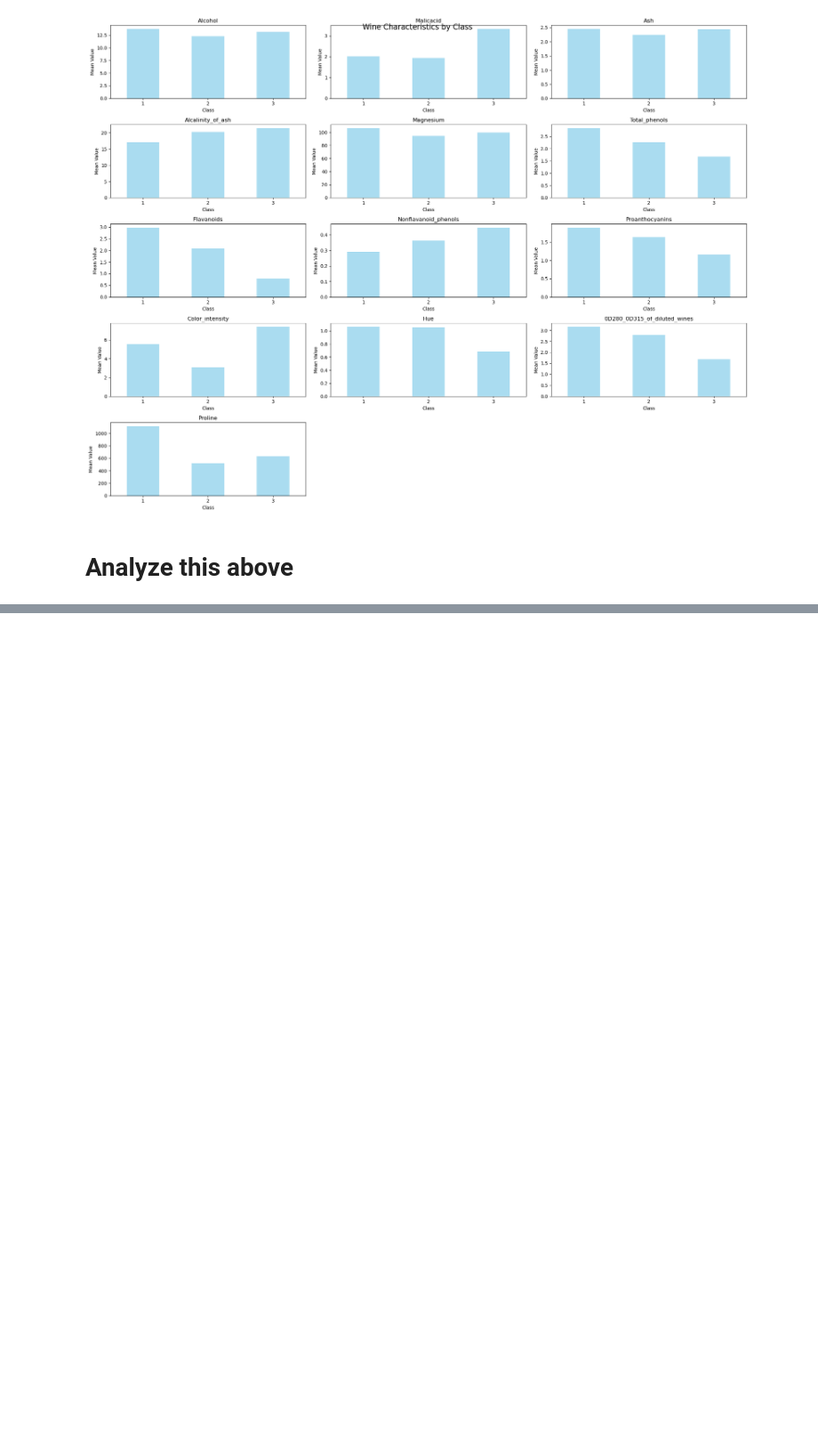
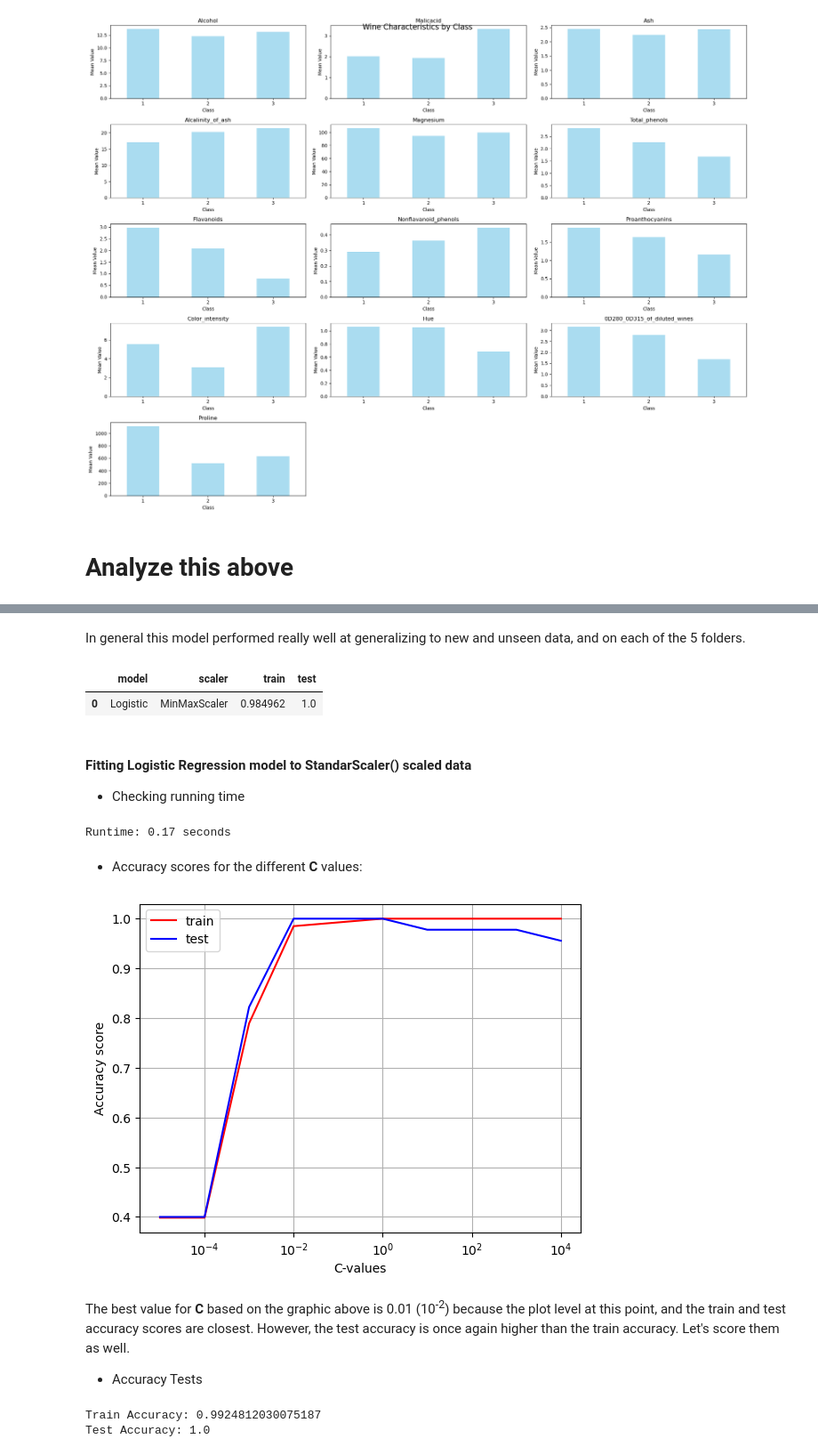
Before and after one commit to danielamartinezli/wine_classification, a Jupyter notebook: notebook/wine.ipynb, the cells around one changed output, grey strips where cells are left out. Shown at 89% size. Cells and saved outputs as stored; diff of their text form; code cells hidden in the pictures; blank space fills up the shorter version.

```diff
--- a/notebook/wine.ipynb
+++ b/notebook/wine.ipynb
@@ -301,0 +597,79 @@ plt.show()
+# %% [markdown]
+In general this model performed really well at generalizing to new and unseen data, and on each of the 5 folders.
+# %%
+scores_df=pd.DataFrame(columns=['model','scaler','train','test'])
+
+scores_df.loc[scores_df.shape[0],:]=['Logistic','MinMaxScaler',logit_mm_train,logit_mm_test]
+scores_df
+# %% [output]
+|  | model | scaler | train | test |
+| 0 | Logistic | MinMaxScaler | 0.984962 | 1.0 |
+# %% [markdown]
+#### Fitting Logistic Regression model to StandarScaler() scaled data
+
+- Checking running time
+# %%
+start = time.time()
+
+# Empty lists to append the training and test accuracy scores to
+train_acc_ss = []
+test_acc_ss = []
+
+# Loop through the same C values
+for C in C_values:
+
+    # Instantiate the model
+    logit=LogisticRegression(C=C, max_iter=1000, random_state=42)
+
+    # Fit the model
+    logit.fit(X_train_ss, y_train)
+
+    # Score the model
+    train_acc_ss.append(logit.score(X_train_ss, y_train))
+    test_acc_ss.append(logit.score(X_test_ss, y_test))
+
+stop = time.time()
+runtime_logit_ss = stop-start
+print(f"Runtime: {round(runtime_logit_ss,2)} seconds")
+# %% [output]
+Runtime: 0.17 seconds
+# %% [markdown]
+- Accuracy scores for the different **C** values:
+# %%
+# visualize accuracies for different C-values
+plt.figure()
+plt.plot(C_values, train_acc_ss, c='red', label='train')
+plt.plot(C_values, test_acc_ss, c='blue', label='test')
+plt.xscale('log')
+
+# Labels
+plt.xlabel('C-values')
+plt.ylabel('Accuracy score')
+plt.legend()
+plt.grid(True)
+plt.show()
+# %% [output]
+[figure, added]
+# %% [markdown]
+The best value for **C** based on the graphic above is 0.01 (10<sup>-2</sup>) because the plot level at this point, and the train and test accuracy scores are closest. However, the test accuracy is once again higher than the train accuracy. Let's score them as well.
+
+
+- Accuracy Tests
+# %%
+# Getting our best Logistic Regression
+# Instantiate the model
+logit_ss = LogisticRegression(C = 0.1, max_iter = 1000, random_state = 42)
+
+# Fit the model
+logit_ss.fit(X_train_ss, y_train)
+
+# Store accuracy scores
+logit_ss_train = logit_ss.score(X_train_ss, y_train)
+logit_ss_test = logit_ss.score(X_test_ss, y_test)
+
+# Score the model
+print(f"Train Accuracy: {logit_ss_train}")
+print(f"Test Accuracy: {logit_ss_test}")
+# %% [output]
+Train Accuracy: 0.9924812030075187
+Test Accuracy: 1.0
```
Also changed, not shown: parts of 60 cells of this notebook.
